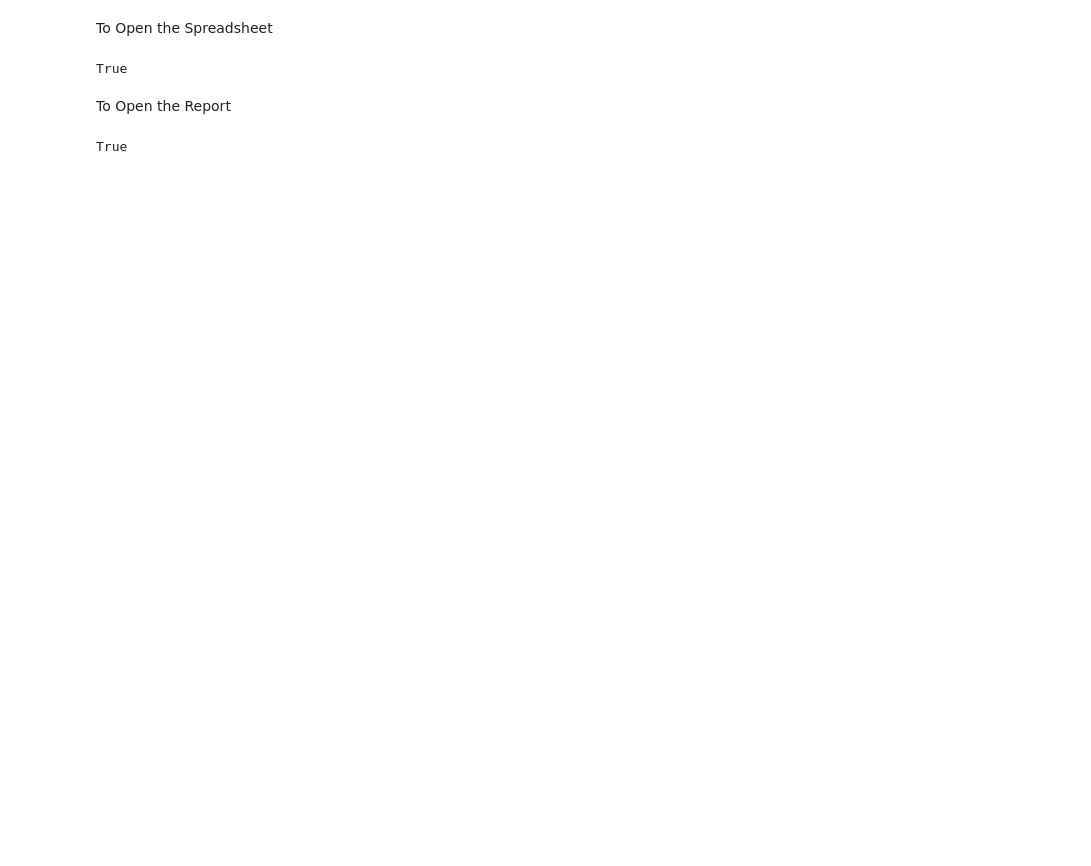
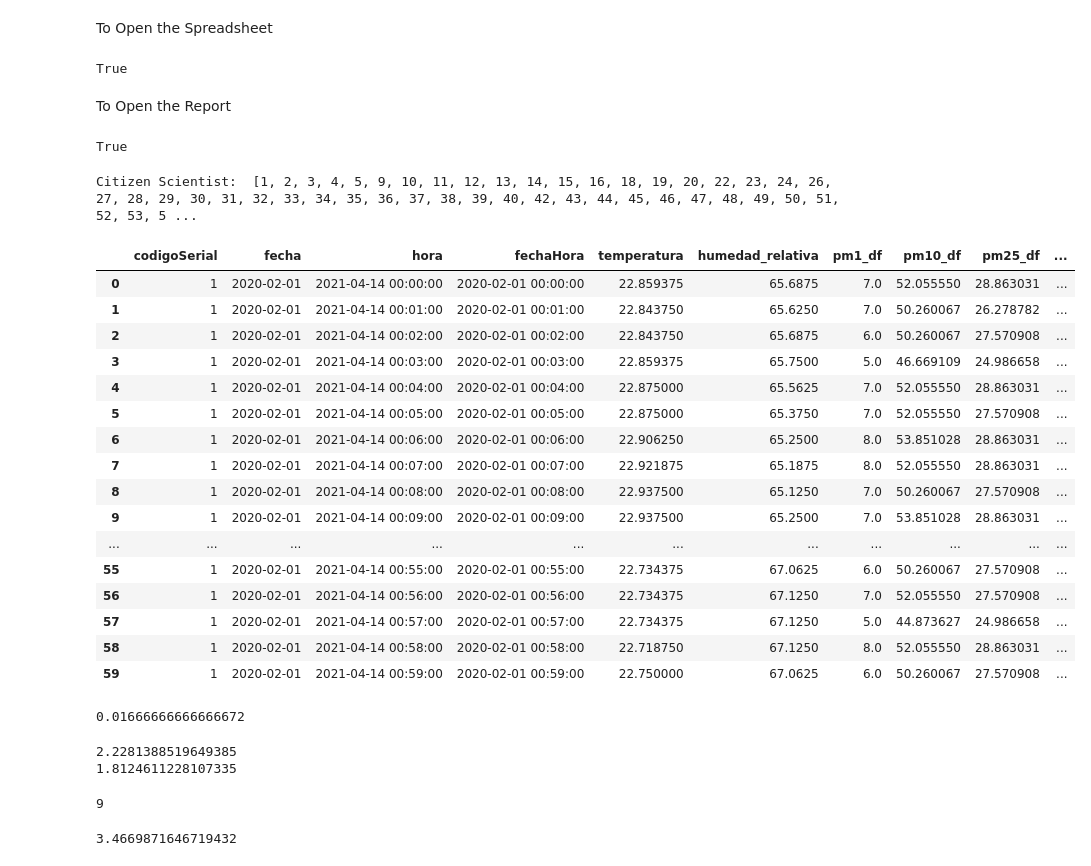
Before and after one commit to julioeagle/DQ_Repo, a Jupyter notebook: Total DQ measurement SIATA.ipynb, the cells around one changed output. Saved outputs shown, nothing was run; the diff lists cells and outputs as text; code cells hidden in the pictures; blank space fills up the shorter version.

Commit message:
Duplicates DQ function was defined and tested
Duplicates DQ function was defined and tested

```diff
--- a/Total DQ measurement SIATA.ipynb
+++ b/Total DQ measurement SIATA.ipynb
@@ -65,7 +72,7 @@ Access_Security   =0.12
 
 #Period
 start_time ="2020-02-01 00:00:00"
-end_time   ="2020-02-29 23:59:00"
+end_time   ="2020-02-05 23:59:00"
 
 #Variable Inicialization
 node=1
@@ -135,7 +150,8 @@ dim_time = pd.DataFrame(
                   "concordance_df_temp_time",
                   "concordance_nova_siata",#MAYBE NEED TO BE CALCULATED ON A DAILY BASIS
                   "concordance_nova_hum_time",
-                  "concordance_nova_temp_time"])
+                  "concordance_nova_temp_time",
+                  "duplicates_time"])
 
 if __name__ ==  '__main__':
     print("Number of avaliable CPUs: ",mp.cpu_count())
@@ -151,5 +167,5 @@ if __name__ ==  '__main__':
 
 print("End Time: ", datetime.fromtimestamp(time.time()))
 t1 = time.time() - t0
-print("Elapsed Time: ", t1)
+print("Elapsed Time: ", t1, " Seconds, or ",t1/60," Minutes")
 # %% [output]
@@ -241,3 +254,71 @@ To Open the Report
 webbrowser.open('https://datastudio.google.com/s/ietWLq_iL-8')
 # %% [output]
 True
+# %%
+#Read Data from February
+import numpy as np
+header_CC=["codigoSerial", "fecha", "hora", "fechaHora", "temperatura", "humedad_relativa", "pm1_df", "pm10_df", "pm25_df", "pm1_nova", "pm10_nova", "pm25_nova", "calidad_temperatura", "calidad_humedad_relativa", "calidad_pm1_df", "calidad_pm10_df", "calidad_pm25_df", "calidad_pm1_nova", "calidad_pm10_nova", "calidad_pm25_nova"]
+datatypes_CC={"codigoSerial":np.uint16, "temperatura":np.float16, "humedad_relativa":np.float16, "pm1_df":np.float32, "pm10_df":np.float32, "pm25_df":np.float32, "pm1_nova":np.float32, "pm10_nova":np.float32, "pm25_nova":np.float32}
+df_CC = pd.read_csv("C:/Users/julio/Documents/UDEA/Maestría/DQ in IOT/Datasets/SIATA_CS/SplitDatosCC/Samples/"+"February.csv", header=None, names=header_CC, usecols=header_CC , dtype=datatypes_CC,parse_dates=["fecha","hora","fechaHora"])
+
+
+
+grouped=df_CC.groupby(df_CC.codigoSerial)
+CC={}
+print("Citizen Scientist: ", sorted(list(df_CC.codigoSerial.unique())))
+for i in df_CC.codigoSerial.unique():
+    CC[i] = grouped.get_group(i).sort_values(by=['fechaHora'],ignore_index=True)
+
+dataset=CC[1]
+times = pd.to_datetime(dataset.fechaHora)
+grupos=dataset.groupby([dataset.fechaHora.dt.floor('60min')])#Para agrupar por cada hora
+#grupos=dataset.groupby([times.dt.day,times.dt.hour])
+#grupos.get_group(("2020-02-20",23))
+grupos.groups.keys()# O grupos.groups para obtener las claves de cada grupo, es decir cada hora
+window=grupos.get_group("2020-02-02 00:00:00")
+# %% [output]
+Citizen Scientist:  [1, 2, 3, 4, 5, 9, 10, 11, 12, 13, 14, 15, 16, 18, 19, 20, 22, 23, 24, 26, 27, 28, 29, 30, 31, 32, 33, 34, 35, 36, 37, 38, 39, 40, 42, 43, 44, 45, 46, 47, 48, 49, 50, 51, 52, 53, 5 ...
+|  | codigoSerial | fecha | hora | fechaHora | temperatura | humedad_relativa | pm1_df | pm10_df | pm25_df | ... |
+| 0 | 1 | 2020-02-01 | 2021-04-14 00:00:00 | 2020-02-01 00:00:00 | 22.859375 | 65.6875 | 7.0 | 52.055550 | 28.863031 | ... |
+| 1 | 1 | 2020-02-01 | 2021-04-14 00:01:00 | 2020-02-01 00:01:00 | 22.843750 | 65.6250 | 7.0 | 50.260067 | 26.278782 | ... |
+| 2 | 1 | 2020-02-01 | 2021-04-14 00:02:00 | 2020-02-01 00:02:00 | 22.843750 | 65.6875 | 6.0 | 50.260067 | 27.570908 | ... |
+| 3 | 1 | 2020-02-01 | 2021-04-14 00:03:00 | 2020-02-01 00:03:00 | 22.859375 | 65.7500 | 5.0 | 46.669109 | 24.986658 | ... |
+| 4 | 1 | 2020-02-01 | 2021-04-14 00:04:00 | 2020-02-01 00:04:00 | 22.875000 | 65.5625 | 7.0 | 52.055550 | 28.863031 | ... |
+| 5 | 1 | 2020-02-01 | 2021-04-14 00:05:00 | 2020-02-01 00:05:00 | 22.875000 | 65.3750 | 7.0 | 52.055550 | 27.570908 | ... |
+| 6 | 1 | 2020-02-01 | 2021-04-14 00:06:00 | 2020-02-01 00:06:00 | 22.906250 | 65.2500 | 8.0 | 53.851028 | 28.863031 | ... |
+| 7 | 1 | 2020-02-01 | 2021-04-14 00:07:00 | 2020-02-01 00:07:00 | 22.921875 | 65.1875 | 8.0 | 52.055550 | 28.863031 | ... |
+| 8 | 1 | 2020-02-01 | 2021-04-14 00:08:00 | 2020-02-01 00:08:00 | 22.937500 | 65.1250 | 7.0 | 50.260067 | 27.570908 | ... |
+| 9 | 1 | 2020-02-01 | 2021-04-14 00:09:00 | 2020-02-01 00:09:00 | 22.937500 | 65.2500 | 7.0 | 53.851028 | 28.863031 | ... |
+| ... | ... | ... | ... | ... | ... | ... | ... | ... | ... | ... |
+| 55 | 1 | 2020-02-01 | 2021-04-14 00:55:00 | 2020-02-01 00:55:00 | 22.734375 | 67.0625 | 6.0 | 50.260067 | 27.570908 | ... |
+| 56 | 1 | 2020-02-01 | 2021-04-14 00:56:00 | 2020-02-01 00:56:00 | 22.734375 | 67.1250 | 7.0 | 52.055550 | 27.570908 | ... |
+| 57 | 1 | 2020-02-01 | 2021-04-14 00:57:00 | 2020-02-01 00:57:00 | 22.734375 | 67.1250 | 5.0 | 44.873627 | 24.986658 | ... |
+| 58 | 1 | 2020-02-01 | 2021-04-14 00:58:00 | 2020-02-01 00:58:00 | 22.718750 | 67.1250 | 8.0 | 52.055550 | 28.863031 | ... |
+| 59 | 1 | 2020-02-01 | 2021-04-14 00:59:00 | 2020-02-01 00:59:00 | 22.750000 | 67.0625 | 6.0 | 50.260067 | 27.570908 | ... |
+# %%
+window=grupos.get_group("2020-02-03 00:00:00")
+duplicates(window)
+#window
+# %% [output]
+0.01666666666666672
+# %%
+from scipy import stats
+#Studnt, n=999, p<0.05, 2-tail
+#equivalent to Excel TINV(0.05,999)
+print (stats.t.ppf(1-0.025, 10))
+
+#Studnt, n=999, p<0.05%, Single tail
+#equivalent to Excel TINV(2*0.05,999)
+print (stats.t.ppf(1-0.05, 10))
+# %% [output]
+2.2281388519649385
+1.8124611228107335
+# %%
+ds=[20, 25, 23, 19.5, 18.2, 28, 22.2, 18.4, 16.5]
+p=99
+print(len(ds))
+np.std(ds)
+t=stats.t.ppf(1-0.025, 10)
+# %% [output]
+9
+3.4669871646719432
```
Also changed, not shown: parts of 4 cells of this notebook.
